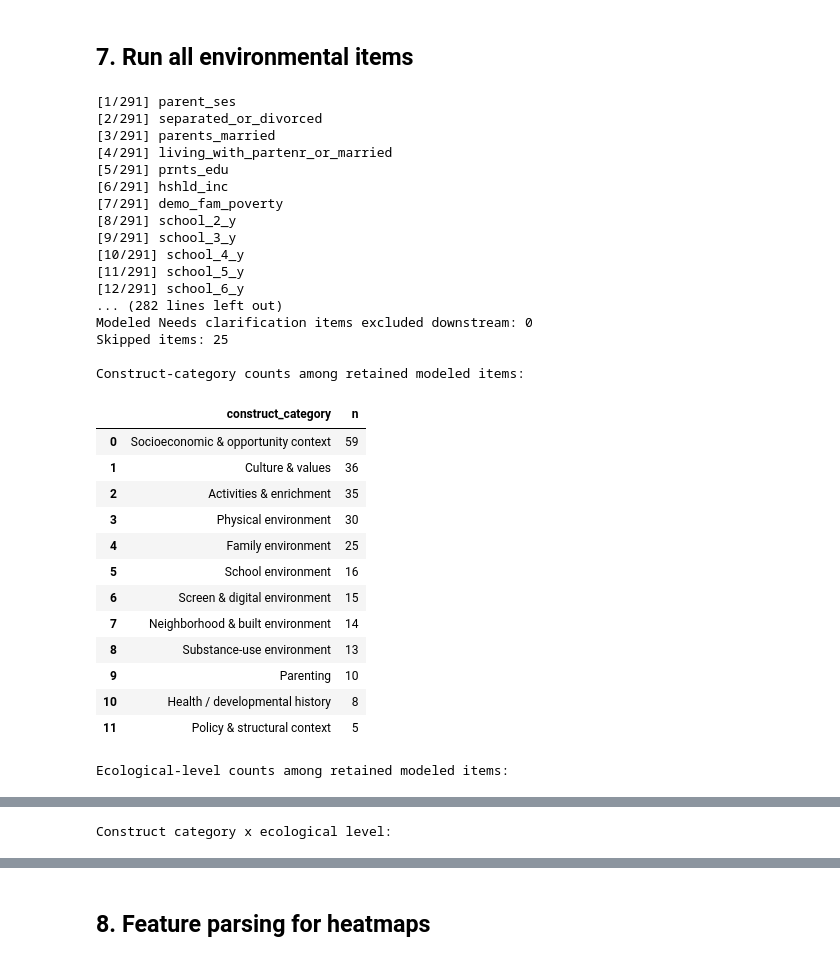
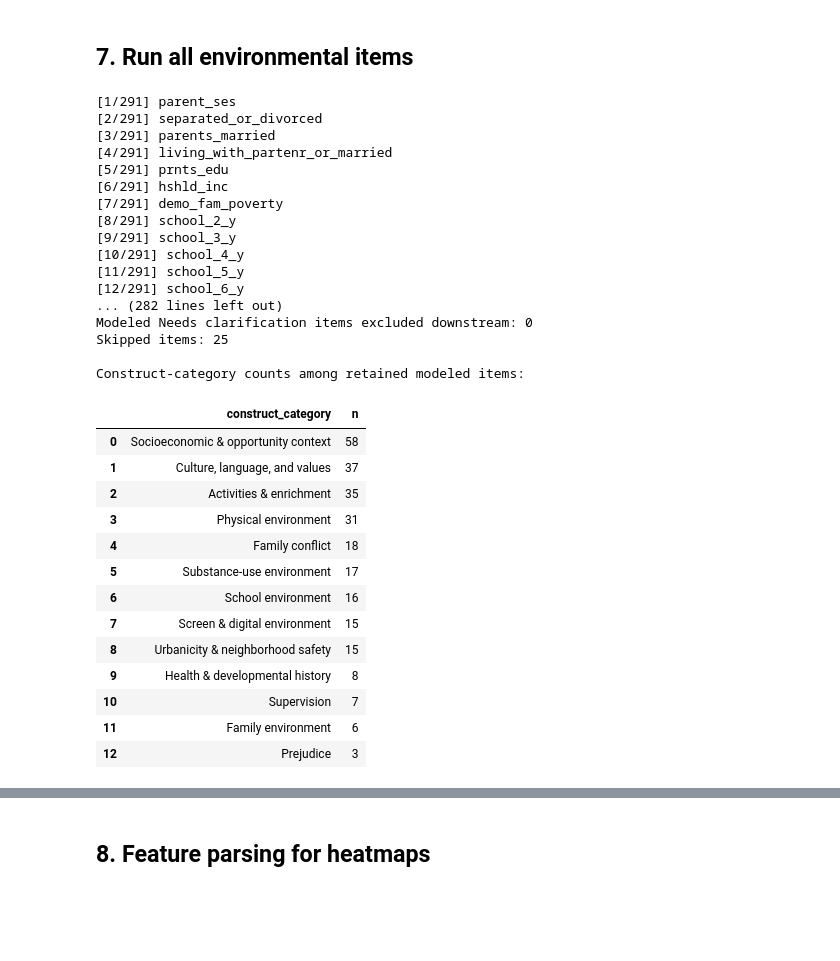
Before and after one commit to PennLINC/macedo_wm_exposome, a Jupyter notebook: code/Figure_3_Environmental_Items_Mass_Univariate.ipynb, the cells around one changed output, grey strips where cells are left out. Saved outputs shown, nothing was run; the diff lists cells and outputs as text; code cells hidden in the pictures; blank space fills up the shorter version.

```diff
--- a/code/Figure_3_Environmental_Items_Mass_Univariate_dfA_all_participants_fixed_plots.ipynb
+++ b/code/Figure_3_Environmental_Items_Mass_Univariate.ipynb
@@ -34,7 +32,8 @@ HEATMAP_DIR.mkdir(parents=True,exist_ok=True)
 IMAGING_FILE=RESULTS_DIR/"dfFULL_macro_plus_NODDI_12_10.csv"
 MATCHED_GROUP_FILTER=None
 ITEM_FILE=INPUT_DIR/"ABCD_to_send.csv"
-QC_MAPPING_FILE=INPUT_DIR/"environmental_item_construct_ecological_qc_v3_final.csv"
+# QC_MAPPING_FILE=INPUT_DIR/"environmental_item_construct_ecological_qc_v3_final.csv"
+QC_MAPPING_FILE=INPUT_DIR/"environmental_item_construct.xlsx"
 BASELINE_EVENT="baseline_year_1_arm_1"
 
 NUISANCE_COLS=["age","sex","t1post_dwi_contrast"]
@@ -573,11 +566,18 @@ results_long=pd.concat(all_results,ignore_index=True) if all_results else pd.Dat
 summary=pd.DataFrame(summary_rows)
 skipped=pd.DataFrame(skipped)
 
-# Attach finalized QC labels after modeling; the regressions above are unchanged.
-summary=summary.merge(qc_map[["variable","construct_category","ecological_level"]],on="variable",how="left",validate="one_to_one")
-if summary[["construct_category","ecological_level"]].isna().any(axis=1).any():
-    unmapped=summary.loc[summary[["construct_category","ecological_level"]].isna().any(axis=1),"variable"].tolist()
-    raise ValueError(f"Modeled variables missing finalized QC labels: {unmapped[:20]}")
+# Attach finalized construct labels after modeling; the regressions above are unchanged.
+summary=summary.merge(
+    qc_map[["variable","construct_category"]],
+    on="variable",
+    how="left",
+    validate="one_to_one"
+)
+
+if summary["construct_category"].isna().any():
+    unmapped=summary.loc[summary["construct_category"].isna(),"variable"].tolist()
+    raise ValueError(f"Modeled variables missing finalized construct labels: {unmapped[:20]}")
+
 summary["abs_map_r_vs_general_exposome"]=summary["map_r_vs_general_exposome"].abs()
 summary["rank_mean_abs_r"]=summary["mean_abs_partial_r"].rank(method="min",ascending=False).astype(int)
 summary["rank_n_fdr"]=summary["n_fdr_sig"].rank(method="min",ascending=False).astype(int)
@@ -596,47 +596,43 @@ skipped.to_csv(OUT_DIR/"skipped_items.csv",index=False)
 
 print("\nModeled items before QC filtering:",len(summary))
 print("Modeled items retained after QC filtering:",len(summary_plot))
 print("Modeled Needs clarification items excluded downstream:",len(summary)-len(summary_plot))
 print("Skipped items:",len(skipped))
 print("\nConstruct-category counts among retained modeled items:")
 display(summary_plot["construct_category"].value_counts().rename_axis("construct_category").reset_index(name="n"))
-print("\nEcological-level counts among retained modeled items:")
-display(summary_plot["ecological_level"].value_counts().rename_axis("ecological_level").reset_index(name="n"))
-print("\nConstruct category x ecological level:")
-display(pd.crosstab(summary_plot["construct_category"],summary_plot["ecological_level"]).reindex(index=construct_order,columns=ecological_order,fill_value=0))
 
 display(summary_plot.head(30))
 if len(skipped):
     display(skipped)
 # %% [output]
 [1/291] parent_ses
 [2/291] separated_or_divorced
 [3/291] parents_married
 [4/291] living_with_partenr_or_married
 [5/291] prnts_edu
 [6/291] hshld_inc
 [7/291] demo_fam_poverty
 [8/291] school_2_y
 [9/291] school_3_y
 [10/291] school_4_y
 [11/291] school_5_y
 [12/291] school_6_y
 ... (282 lines left out)
 Modeled Needs clarification items excluded downstream: 0
 Skipped items: 25
 
 Construct-category counts among retained modeled items:
 |  | construct_category | n |
-| 0 | Socioeconomic & opportunity context | 59 |
-| 1 | Culture & values | 36 |
+| 0 | Socioeconomic & opportunity context | 58 |
+| 1 | Culture, language, and values | 37 |
 | 2 | Activities & enrichment | 35 |
-| 3 | Physical environment | 30 |
-| 4 | Family environment | 25 |
-| 5 | School environment | 16 |
-| 6 | Screen & digital environment | 15 |
-| 7 | Neighborhood & built environment | 14 |
-| 8 | Substance-use environment | 13 |
-| 9 | Parenting | 10 |
-| 10 | Health / developmental history | 8 |
-| 11 | Policy & structural context | 5 |
+| 3 | Physical environment | 31 |
+| 4 | Family conflict | 18 |
+| 5 | Substance-use environment | 17 |
+| 6 | School environment | 16 |
+| 7 | Screen & digital environment | 15 |
+| 8 | Urbanicity & neighborhood safety | 15 |
+| 9 | Health & developmental history | 8 |
+| 10 | Supervision | 7 |
+| 11 | Family environment | 6 |
+| 12 | Prejudice | 3 |
-Ecological-level counts among retained modeled items:
@@ -650 +655,0 @@ Ecological-level counts among retained modeled items:
-Construct category x ecological level:
```
Also changed, not shown: parts of 13 cells of this notebook.
